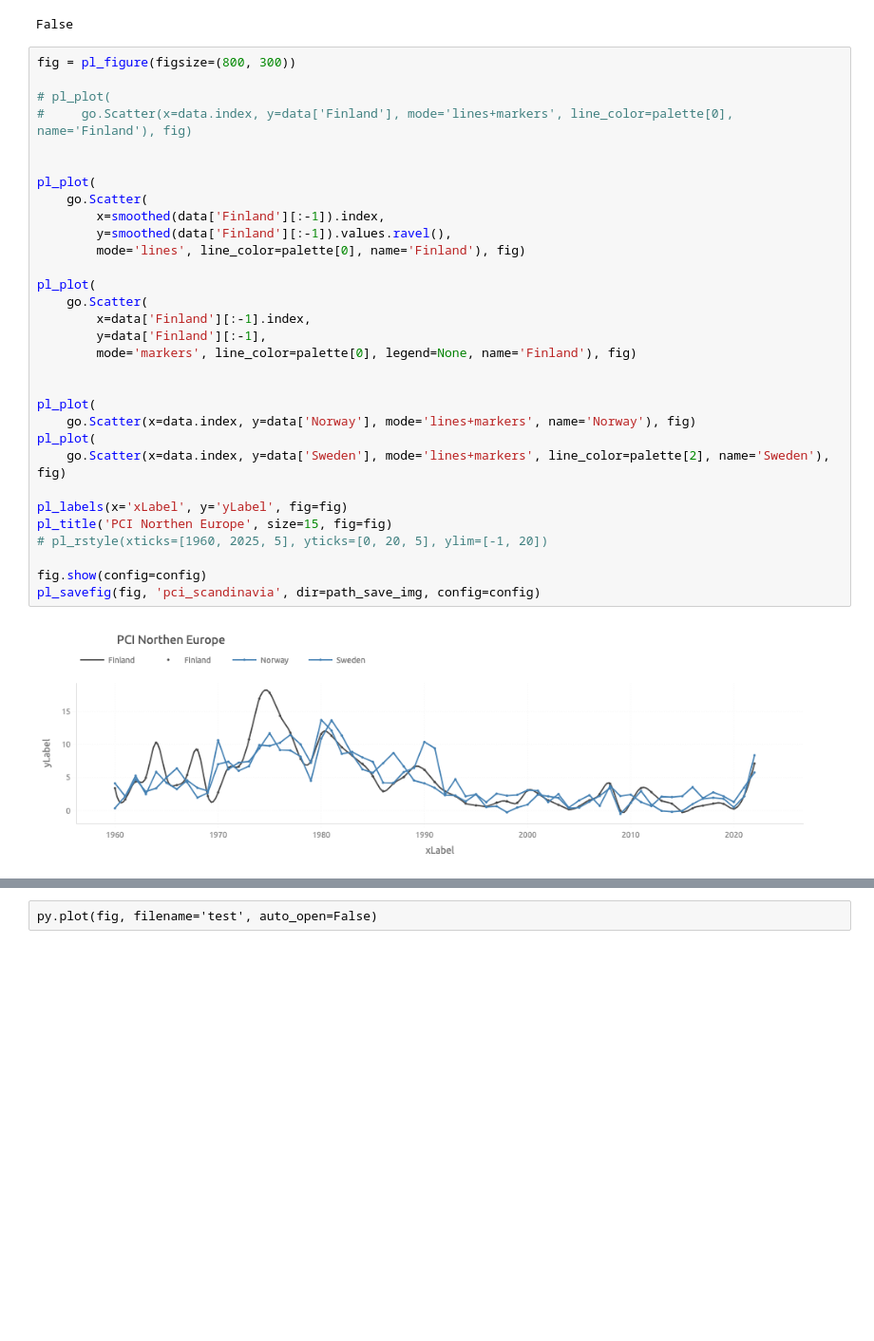
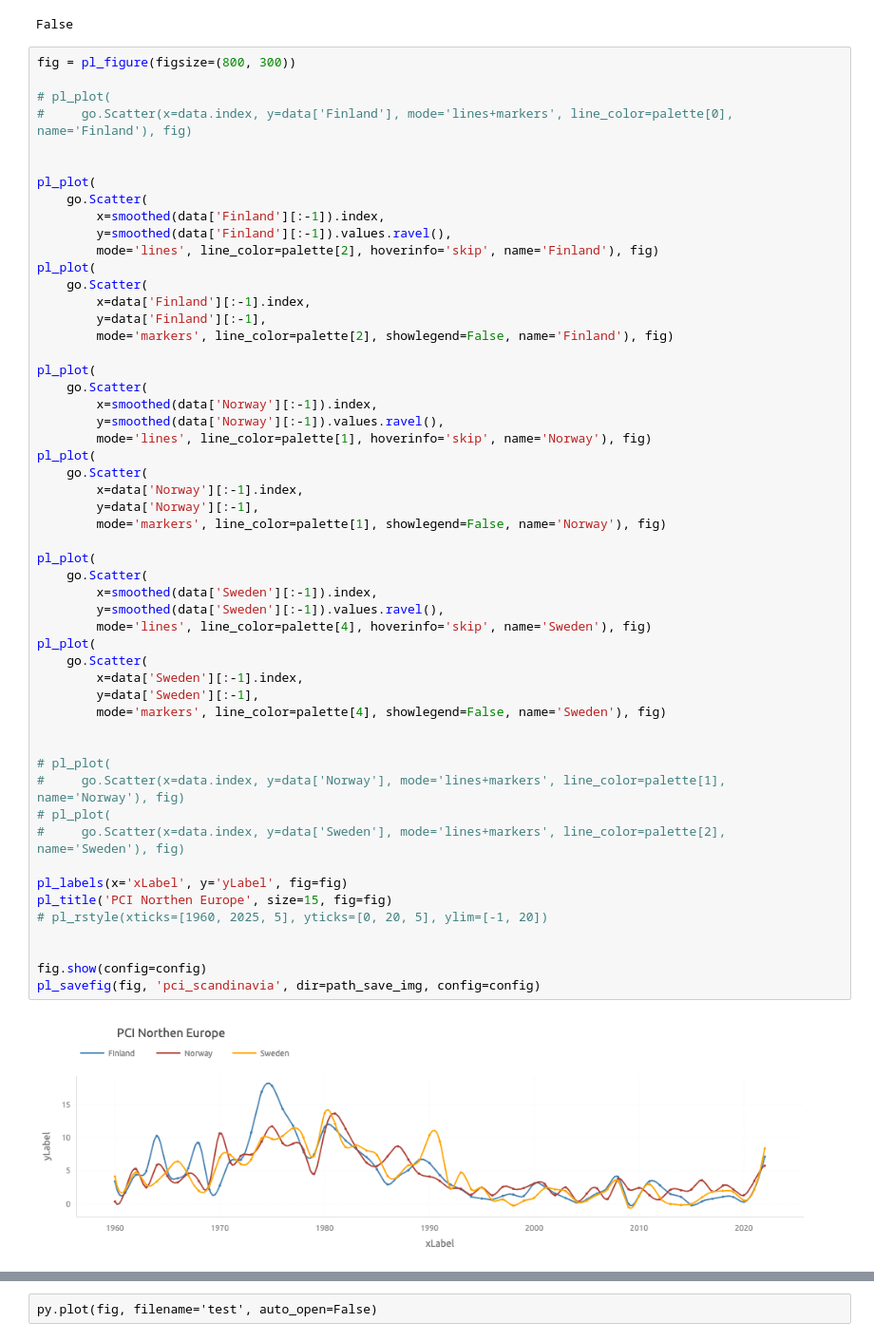
Before and after one commit to achasovsky/economy-rus-dash, a Jupyter notebook: 01-main.ipynb, the cells around one changed output, grey strips where cells are left out. Shown: that part at 95% size. Saved outputs shown, nothing was run; the diff lists cells and outputs as text; blank space fills up the shorter version.

```diff
--- a/01-main.ipynb
+++ b/01-main.ipynb
@@ -177,36 +177,58 @@ False
 # %%
 fig = pl_figure(figsize=(800, 300))
 
 # pl_plot(
 #     go.Scatter(x=data.index, y=data['Finland'], mode='lines+markers', line_color=palette[0], name='Finland'), fig)
 
 
 pl_plot(
     go.Scatter(
         x=smoothed(data['Finland'][:-1]).index,
         y=smoothed(data['Finland'][:-1]).values.ravel(),
-        mode='lines', line_color=palette[0], name='Finland'), fig)
-
+        mode='lines', line_color=palette[2], hoverinfo='skip', name='Finland'), fig)
 pl_plot(
     go.Scatter(
         x=data['Finland'][:-1].index,
         y=data['Finland'][:-1],
-        mode='markers', line_color=palette[0], legend=None, name='Finland'), fig)
+        mode='markers', line_color=palette[2], showlegend=False, name='Finland'), fig)
+
+pl_plot(
+    go.Scatter(
+        x=smoothed(data['Norway'][:-1]).index,
+        y=smoothed(data['Norway'][:-1]).values.ravel(),
+        mode='lines', line_color=palette[1], hoverinfo='skip', name='Norway'), fig)
+pl_plot(
+    go.Scatter(
+        x=data['Norway'][:-1].index,
+        y=data['Norway'][:-1],
+        mode='markers', line_color=palette[1], showlegend=False, name='Norway'), fig)
+
+pl_plot(
+    go.Scatter(
+        x=smoothed(data['Sweden'][:-1]).index,
+        y=smoothed(data['Sweden'][:-1]).values.ravel(),
+        mode='lines', line_color=palette[4], hoverinfo='skip', name='Sweden'), fig)
+pl_plot(
+    go.Scatter(
+        x=data['Sweden'][:-1].index,
+        y=data['Sweden'][:-1],
+        mode='markers', line_color=palette[4], showlegend=False, name='Sweden'), fig)
 
 
-pl_plot(
-    go.Scatter(x=data.index, y=data['Norway'], mode='lines+markers', name='Norway'), fig)
-pl_plot(
-    go.Scatter(x=data.index, y=data['Sweden'], mode='lines+markers', line_color=palette[2], name='Sweden'), fig)
+# pl_plot(
+#     go.Scatter(x=data.index, y=data['Norway'], mode='lines+markers', line_color=palette[1], name='Norway'), fig)
+# pl_plot(
+#     go.Scatter(x=data.index, y=data['Sweden'], mode='lines+markers', line_color=palette[2], name='Sweden'), fig)
 
 pl_labels(x='xLabel', y='yLabel', fig=fig)
 pl_title('PCI Northen Europe', size=15, fig=fig)
 # pl_rstyle(xticks=[1960, 2025, 5], yticks=[0, 20, 5], ylim=[-1, 20])
 
+
 fig.show(config=config)
 pl_savefig(fig, 'pci_scandinavia', dir=path_save_img, config=config)
 # %% [output]
-[figure, old version]
+[figure, new version]
 File 'pci_scandinavia.html' saved into folder 'docs/img/'
 # %% [raw]
 py.plot(fig, filename='test', auto_open=False)
```
Also changed, not shown: 2 other files.
